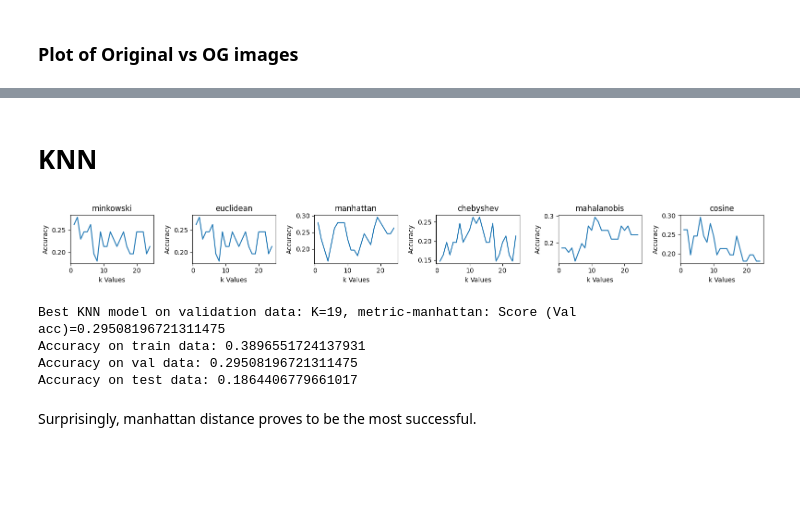
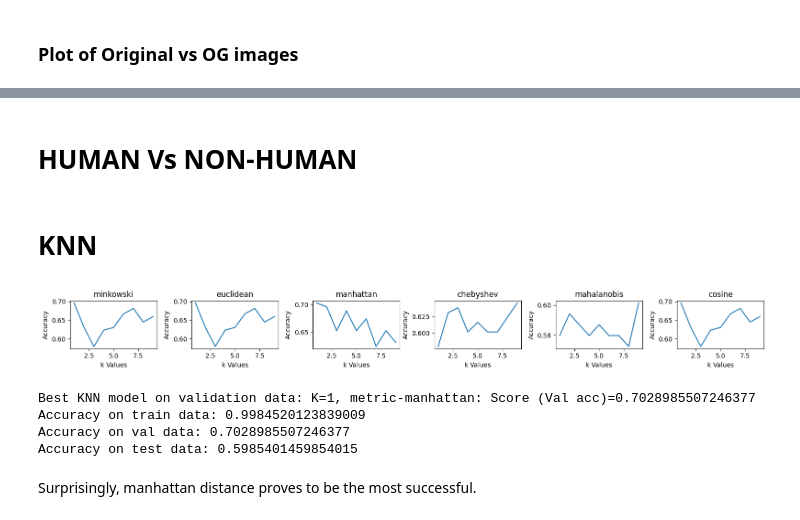
Before and after one commit to adityaprakash-work/EE511-CV-IIT-Mandi, a Jupyter notebook: A2/Q4/code.ipynb, the cells around one changed output, grey strips where cells are left out. Drawn from its saved outputs; the diff is of its cells as text; code cells hidden in the pictures; blank space fills up the shorter version.

```diff
--- a/A2/Q4/code.ipynb
+++ b/A2/Q4/code.ipynb
@@ -87,26 +83,3 @@ For each cell in the image:
 ### Output
 
 The output is an array of HOG feature vectors representing the image, with each vector encoding local gradient information for a specific region of the image.
-# %%
-def compute_oriented_gradients(images, axis=0):
-    if axis not in [0, 1]:
-        raise ValueError(
-            "Axis must be 0 or 1 for row-wise or column-wise processing."
-        )
-
-    num_images, height, width = images.shape
-    og_images = np.zeros(images.shape, dtype=np.float32)
-
-    for i in range(1, height - 1):
-        for j in range(1, width - 1):
-            if axis == 0:
-                gradient_x = images[:, i, j + 1] - images[:, i, j - 1]
-                gradient_y = images[:, i + 1, j] - images[:, i - 1, j]
-            else:
-                gradient_x = images[i, j + 1, :] - images[i, j - 1, :]
-                gradient_y = images[i + 1, j, :] - images[i - 1, j, :]
-
-            orientation = np.arctan2(gradient_y, gradient_x)
-            og_images[:, i, j] = orientation
-
-    return og_images
@@ -137,2 +188,6 @@ def plot_oriented_gradients(original_images, cells_per_block=(2, 2), bins=255//4
+# %%
+Xtrfh = compute_hog(Xtrh)
+Xtefh = compute_hog(Xteh)
+Xvafh = compute_hog(Xvah)
 # %% [markdown]
 ### Plot of Original vs OG images
@@ -224,7 +224,5 @@ def compute_hog(og_images, cells_per_block=(2, 2), bins=255//4):
-# %%
-Xtrfh = compute_hog(compute_oriented_gradients(Xtrf))
-Xtefh = compute_hog(compute_oriented_gradients(Xtef))
-Xvafh = compute_hog(compute_oriented_gradients(Xvaf))
+# %% [markdown]
+# **HUMAN Vs NON-HUMAN**
 # %% [markdown]
 # **KNN**
 # %%
@@ -310,38 +308,38 @@ class KNNClassifier():
         accuracy = np.mean(Y_pred == Y_true)
         return accuracy
 # %%
-k_values = range(1, 25)
+k_values = range(1, 10)
 distance_metrics = ['minkowski', 'euclidean', 'manhattan', 'chebyshev', 'mahalanobis', 'cosine']
 best_model = None
 best_score = 0
 fig, axes = plt.subplots(1, 6, figsize=(16, 2))
 for j, distance_metric in enumerate(distance_metrics):
     accuracy_values = []
     for k in k_values:
         knn = KNNClassifier(k, metric=distance_metric)
-        knn.fit(Xtrfh, Ytrf)
-        accuracy = knn.score(Xvafh, Yvaf)
+        knn.fit(Xtrfh, Ytrh)
+        accuracy = knn.score(Xvafh, Yvah)
         if accuracy > best_score:
             best_model = knn
             best_score = accuracy
         accuracy_values.append(accuracy)
     ax = axes[j]
     ax.plot(k_values, accuracy_values)
     ax.set_xlabel('k Values')
     ax.set_ylabel('Accuracy')
     ax.set_title(distance_metric)
 plt.tight_layout()
 plt.show()
 print(f"Best KNN model on validation data: K={best_model.K}, metric-{best_model.metric}: Score (Val acc)={best_score}")
-print(f"Accuracy on train data: {best_model.score(Xtrfh, Ytrf)}")
-print(f"Accuracy on val data: {best_model.score(Xvafh, Yvaf)}")
-print(f"Accuracy on test data: {best_model.score(Xtefh, Ytef)}")
+print(f"Accuracy on train data: {best_model.score(Xtrfh, Ytrh)}")
+print(f"Accuracy on val data: {best_model.score(Xvafh, Yvah)}")
+print(f"Accuracy on test data: {best_model.score(Xtefh, Yteh)}")
 # %% [output]
-[figure, old version]
+[figure, new version]
-Best KNN model on validation data: K=19, metric-manhattan: Score (Val acc)=0.29508196721311475
-Accuracy on train data: 0.3896551724137931
-Accuracy on val data: 0.29508196721311475
-Accuracy on test data: 0.1864406779661017
+Best KNN model on validation data: K=1, metric-manhattan: Score (Val acc)=0.7028985507246377
+Accuracy on train data: 0.9984520123839009
+Accuracy on val data: 0.7028985507246377
+Accuracy on test data: 0.5985401459854015
 # %% [markdown]
 Surprisingly, manhattan distance proves to be the most successful.
 # %% [markdown]
```
Also changed, not shown: parts of 41 cells of this notebook.
